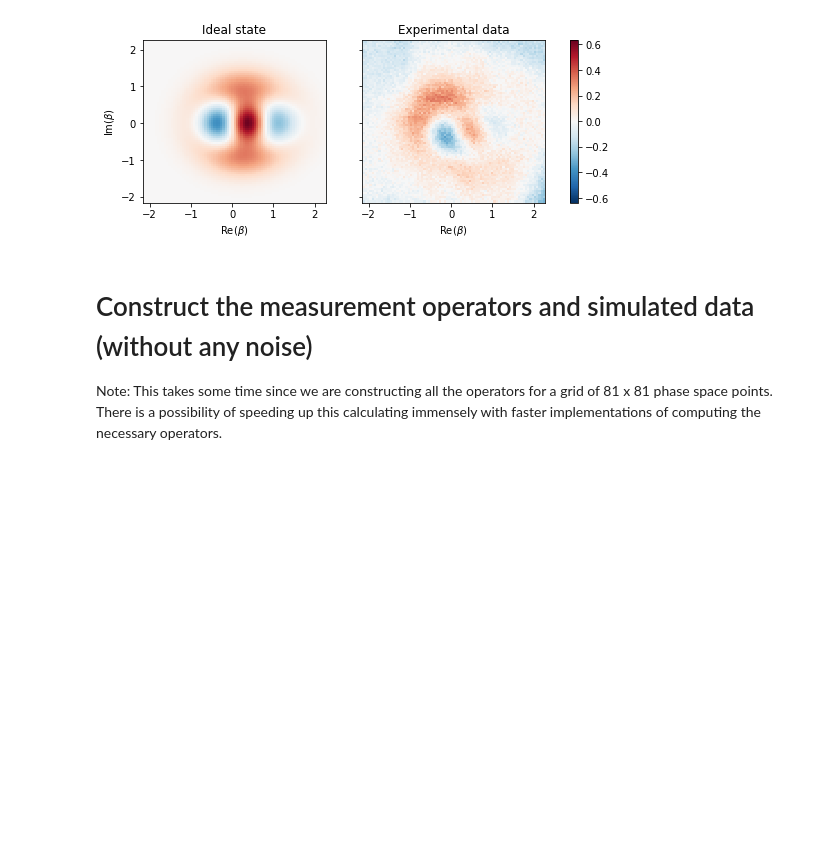
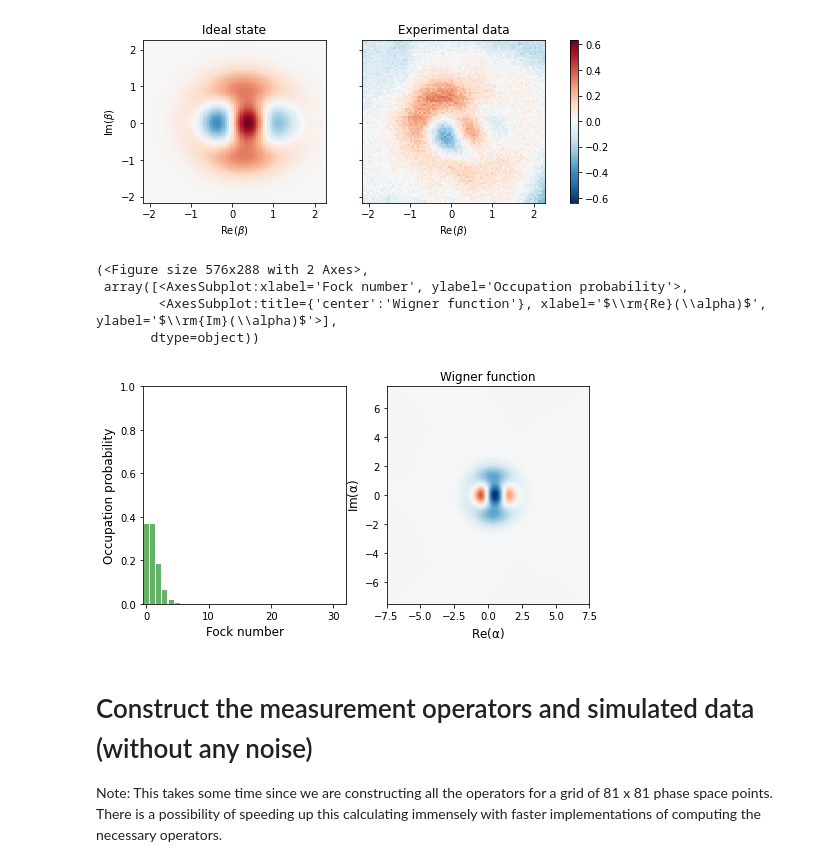
Before and after one commit to quantshah/qst-cgan, a Jupyter notebook: paper-figures/fig4-wigner.ipynb, the cells around one changed output. Saved outputs shown, nothing was run; the diff lists cells and outputs as text; code cells hidden in the pictures; blank space fills up the shorter version.

```diff
--- a/paper-figures/fig4-wigner.ipynb
+++ b/paper-figures/fig4-wigner.ipynb
@@ -71,6 +70,14 @@ ax[1].set_title("Experimental data")
 plt.show()
 # %% [output]
 [figure]
+# %%
+plot_wigner_fock_distribution(psi)
+# %% [output]
+(<Figure size 576x288 with 2 Axes>,
+ array([<AxesSubplot:xlabel='Fock number', ylabel='Occupation probability'>,
+        <AxesSubplot:title={'center':'Wigner function'}, xlabel='$\\rm{Re}(\\alpha)$', ylabel='$\\rm{Im}(\\alpha)$'>],
+       dtype=object))
+[figure, added]
 # %% [markdown]
 # Construct the measurement operators and simulated data (without any noise)
 
```
Also changed, not shown: parts of 2 cells of this notebook.
